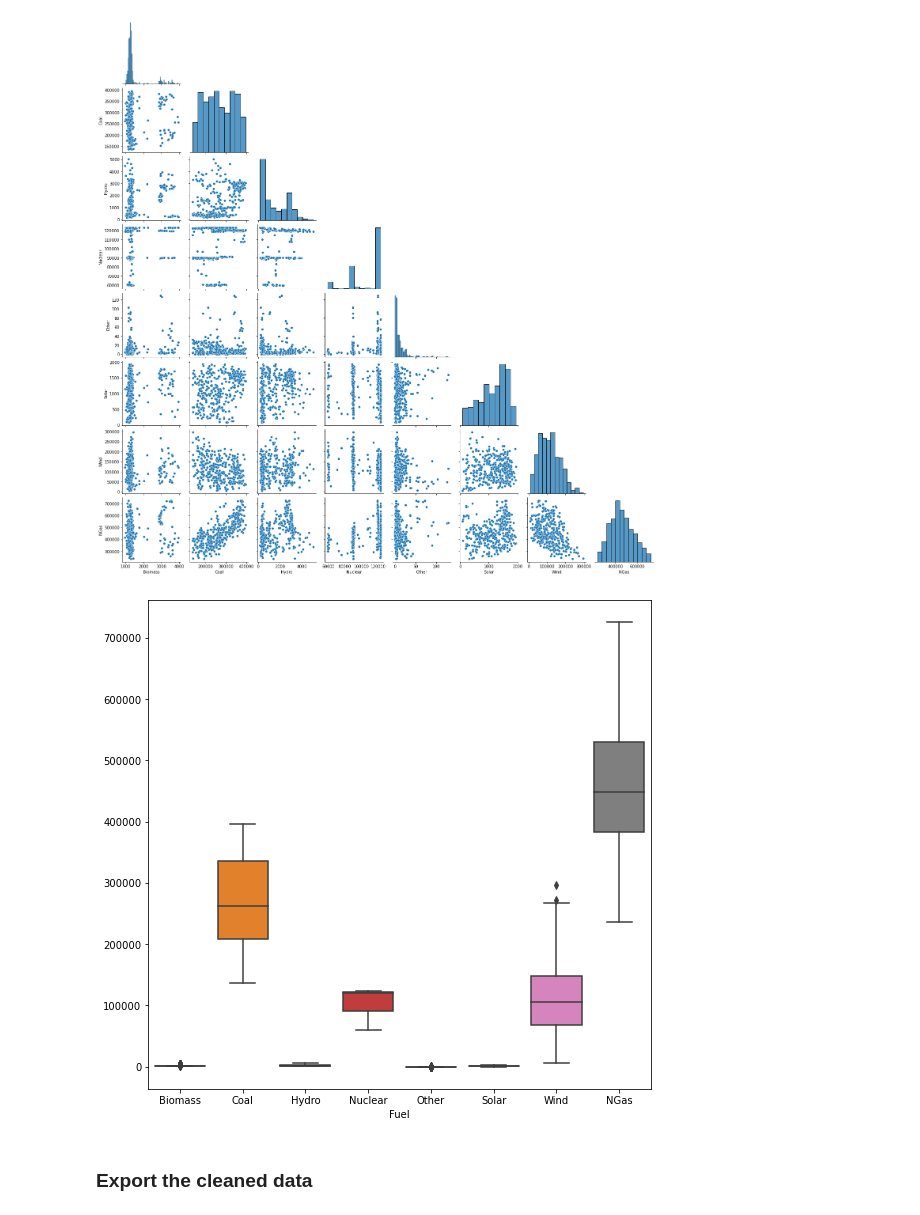
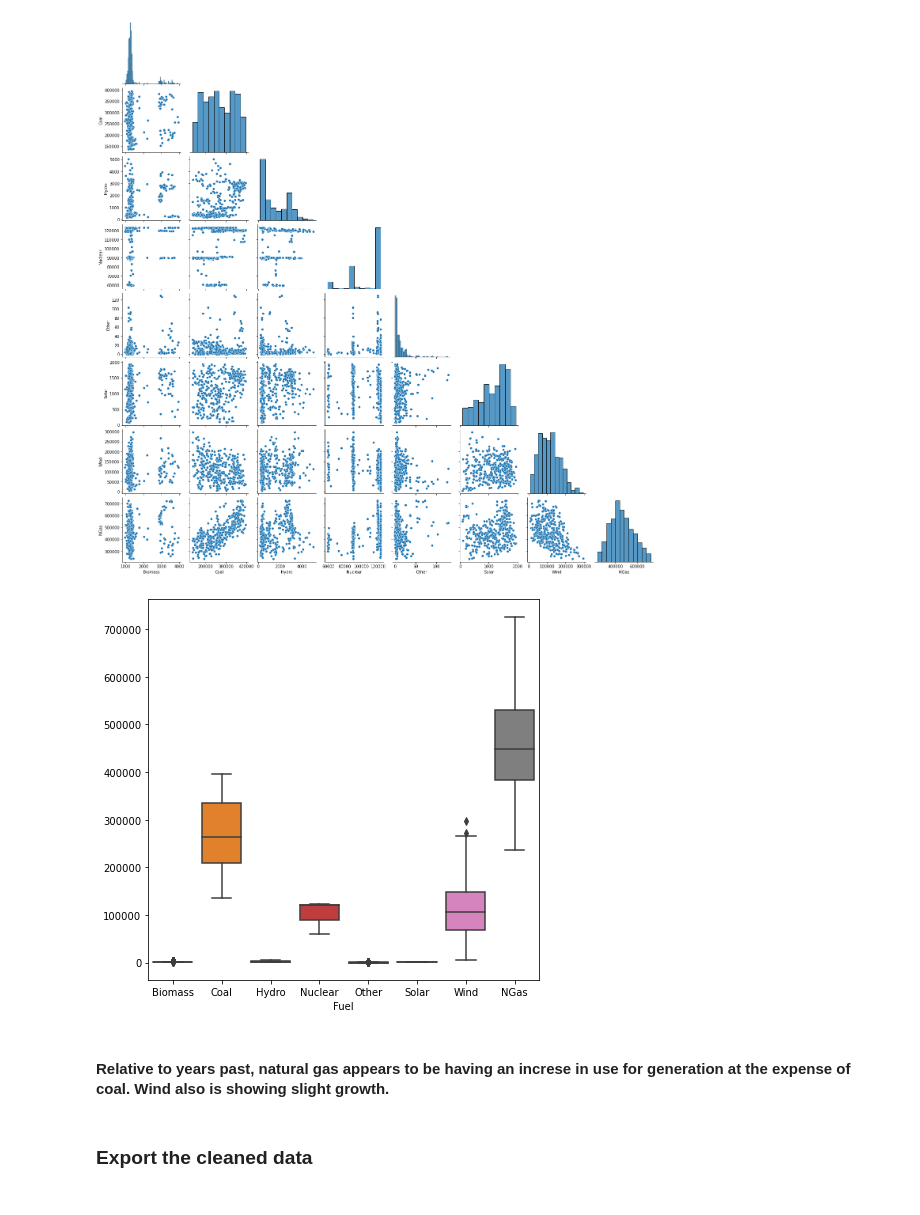
Before and after one commit to akr2293/Texas-Electricity-Forecasting, a Jupyter notebook: notebooks/01_cleaning_notebooks/01_cleaning_2015.ipynb, the cells around one changed output. Cells and saved outputs as stored; diff of their text form; code cells hidden in the pictures.

```diff
--- a/notebooks/Cleaning Notebooks/01_cleaning_2008.ipynb
+++ b/notebooks/01_cleaning_notebooks/01_cleaning_2015.ipynb
@@ -9,5 +19,5 @@ import seaborn as sns
 # %%
-df = pd.read_excel('/Users/andrewroberts/desktop/ga/capstone/Data/FuelMixReport_PreviousYears/IntGenByFuel2008.xls', sheet_name = None)
+df = pd.read_excel('/Users/andrewroberts/desktop/ga/capstone/Data/FuelMixReport_PreviousYears/IntGenByFuel2015.xls', sheet_name = None)
 # %%
 df.keys()
 # %% [output]
@@ -33,4 +43,4 @@ cdf
 # %%
-cdf.rename(columns = {'DateFuel': 'fuel'}, inplace=True)
+cdf.rename(columns = {'Date-Fuel': 'fuel'}, inplace=True)
 
-cdf[['Date', 'Fuel']] = cdf.fuel.str.split("-", expand=True)
+cdf[['Date', 'Fuel']] = cdf.fuel.str.split("_", expand=True)
@@ -81,4 +68,4 @@ full_df = full_df.set_index([full_df.groupby('Fuel').cumcount(), 'Fuel'])['Total
 # %%
 # https://datascience.stackexchange.com/questions/48335/how-to-add-date-column-in-python-pandas-dataframe
-full_df['date'] = pd.date_range(start='2008-01-01', periods=len(full_df), freq='D')
+full_df['date'] = pd.date_range(start='2015-01-01', periods=len(full_df), freq='D')
 # %%
@@ -130,12 +108,14 @@ sns.pairplot(full_df, corner=True)
 <seaborn.axisgrid.PairGrid at 0x...>
 [figure]
 # %%
-plt.figure(figsize=(9,9))
+plt.figure(figsize=(7,7))
 sns.boxplot(data = full_df,
 
             );
 # %% [output]
-[figure, old version]
+[figure, new version]
+# %% [markdown]
+#### Relative to years past, natural gas appears to be having an increse in use for generation at the expense of coal. Wind also is showing slight growth.
 # %% [markdown]
 ### Export the cleaned data
 # %%
```
Also changed, not shown: parts of 27 cells of this notebook, 57 other files.
